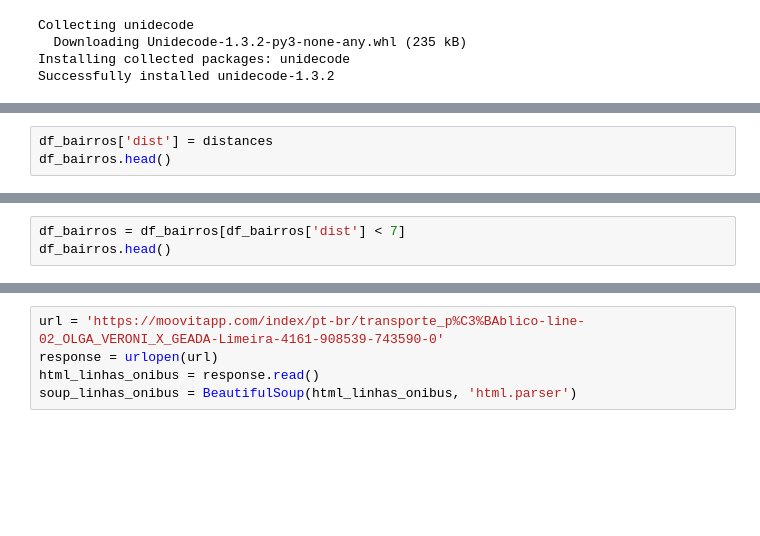
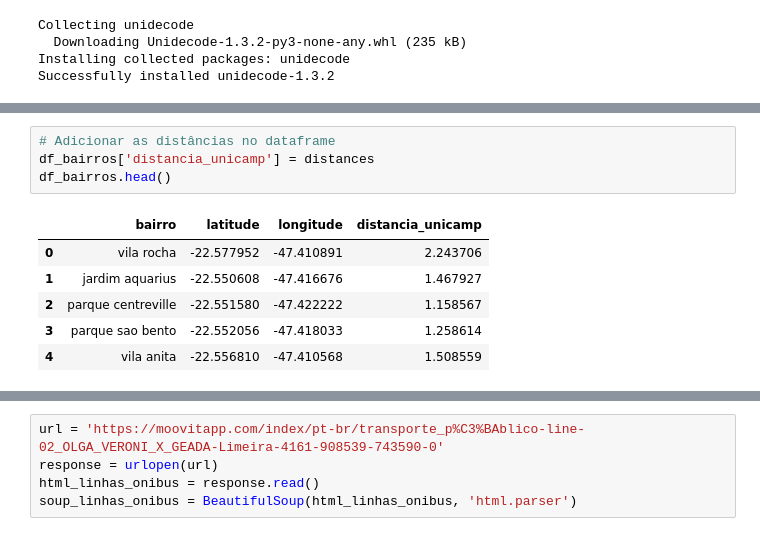
Before and after one commit to vichShir/analise-dados-estadia-limeira, a Jupyter notebook: Notebooks/ADEL_1_webscraping_bairros.ipynb, the cells around one changed output, grey strips where cells are left out. Saved outputs shown, nothing was run; the diff lists cells and outputs as text; blank space fills up the shorter version.

```diff
--- a/Notebooks/Acomodacao_Limeira.ipynb
+++ b/Notebooks/ADEL_1_webscraping_bairros.ipynb
@@ -247,6 +249,3 @@ for i in range(len(df_bairros)):
   coords_aux = df_bairros.iloc[i, 1:]
   dist = geopy.distance.vincenty(coords_ft_unicamp, coords_aux).km
   distances.append(dist)
-# %%
-df_bairros['dist'] = distances
-df_bairros.head()
@@ -293,3 +251,0 @@ plt.show()
-# %%
-df_bairros = df_bairros[df_bairros['dist'] < 7]
-df_bairros.head()
@@ -314,0 +252,11 @@ plt.show()
+# %%
+# Adicionar as distâncias no dataframe
+df_bairros['distancia_unicamp'] = distances
+df_bairros.head()
+# %% [output]
+|  | bairro | latitude | longitude | distancia_unicamp |
+| 0 | vila rocha | -22.577952 | -47.410891 | 2.243706 |
+| 1 | jardim aquarius | -22.550608 | -47.416676 | 1.467927 |
+| 2 | parque centreville | -22.551580 | -47.422222 | 1.158567 |
+| 3 | parque sao bento | -22.552056 | -47.418033 | 1.258614 |
+| 4 | vila anita | -22.556810 | -47.410568 | 1.508559 |
```
Also changed, not shown: parts of 71 cells of this notebook, 1 other file.
